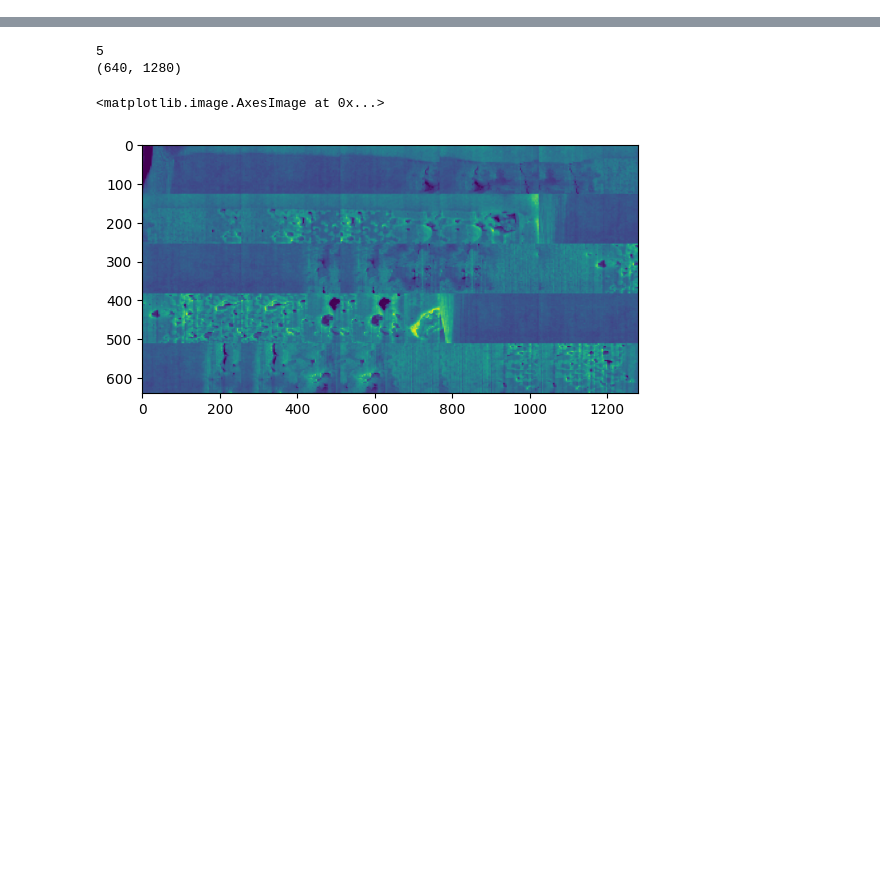
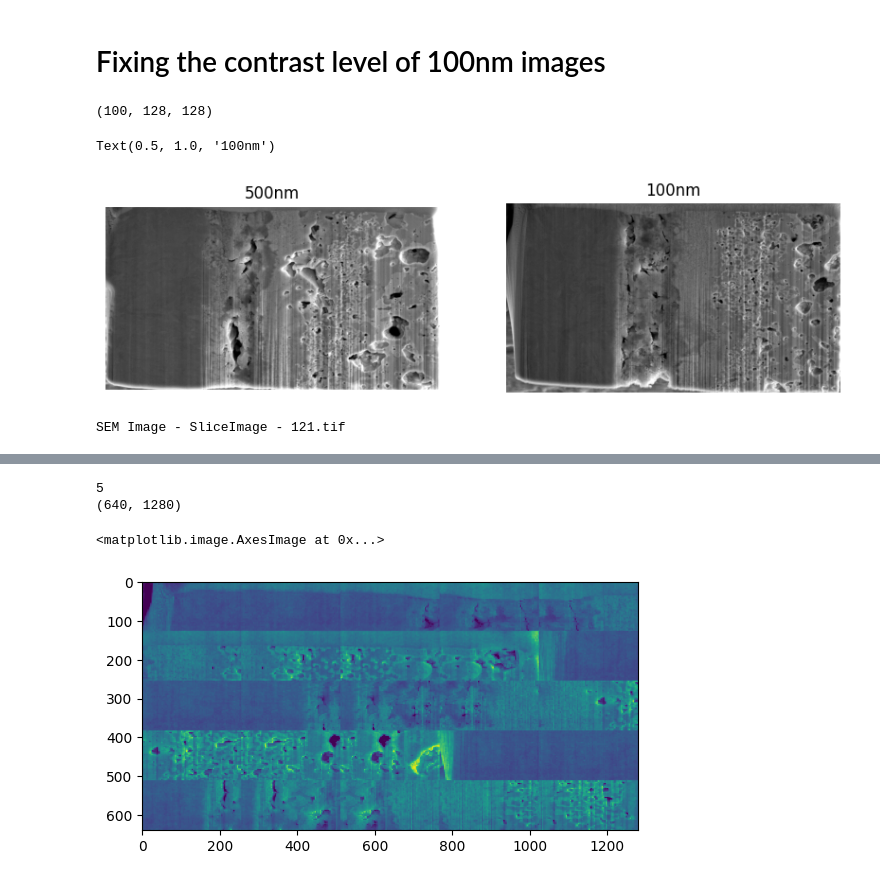
Before and after one commit to Wazhee/PBMC, a Jupyter notebook: test.ipynb, the cells around one changed output, grey strips where cells are left out. Drawn from its saved outputs; the diff is of its cells as text; code cells hidden in the pictures; blank space fills up the shorter version.

```diff
--- a/test.ipynb
+++ b/test.ipynb
@@ -0,0 +1,12 @@
+# %% [markdown]
+# Fixing the contrast level of 100nm images
+# %%
+a = np.random.rand(50, 128,128)
+b = np.random.rand(50, 128,128)
+x = []
+x.append(a)
+x.append(b)
+x = np.array(x).reshape(100,128,128)
+x.shape
+# %% [output]
+(100, 128, 128)
@@ -0,0 +17,16 @@
+# %%
+src_500nm, src_100nm = "../datasets/FIB Tomography/images/", "../datasets/100nm/Images/Aligned SEM Images/"
+im_500nm, im_100nm = [im for im in os.listdir(src_500nm) if ".tif" in im], [im for im in os.listdir(src_100nm) if ".tif" in im]
+
+idx = 10
+img500, img100 = cv2.imread(src_500nm + im_500nm[idx],0), cv2.imread(src_100nm + im_100nm[idx],0)
+plt.figure(figsize=(10,10))
+plt.subplot(221);plt.imshow(img500, cmap="gray");plt.axis(False);plt.title("500nm")
+plt.subplot(222);plt.imshow(img100, cmap="gray");plt.axis(False);plt.title("100nm")
+# %% [output]
+Text(0.5, 1.0, '100nm')
+[figure, added]
+# %%
+print(im_500nm[0])
+# %% [output]
+SEM Image - SliceImage - 121.tif
```
Also changed, not shown: parts of 31 cells of this notebook, 4 other files.
